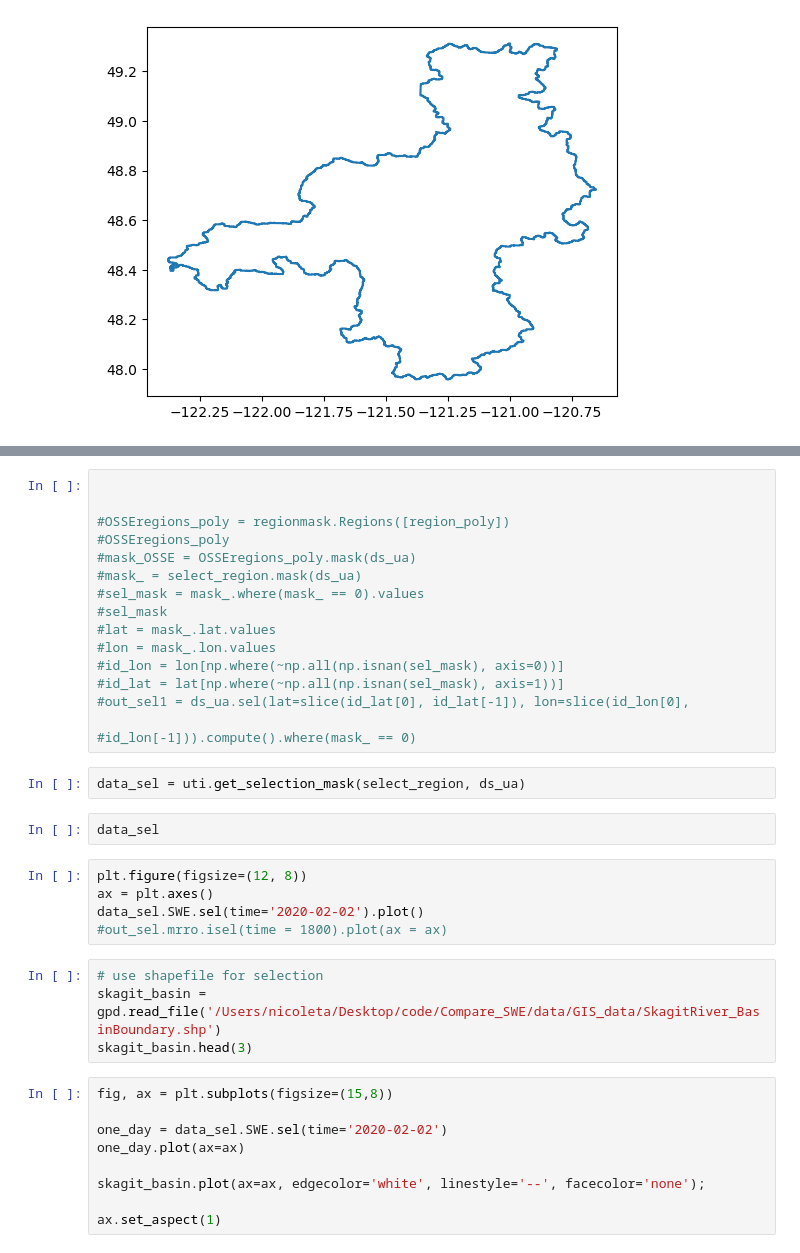
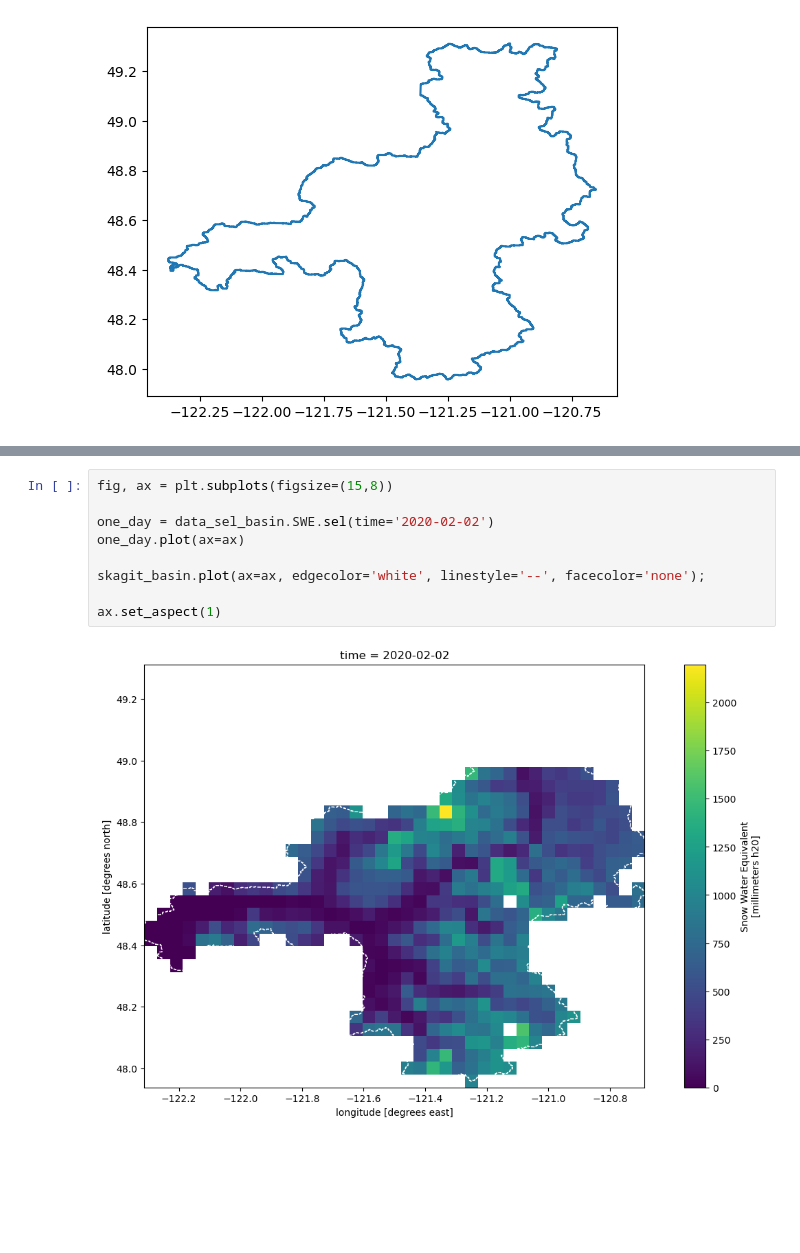
Before and after one commit to NCristea/Compare_SWE, a Jupyter notebook: notebooks/get_basin_SWE.ipynb, the cells around one changed output, grey strips where cells are left out. Saved outputs shown, nothing was run; the diff lists cells and outputs as text; blank space fills up the shorter version.

Commit message:
cleaned up the basin selection notebook

```diff
--- a/notebooks/get_basin_SWE.ipynb
+++ b/notebooks/get_basin_SWE.ipynb
@@ -213,37 +127,11 @@ ax.set_extent([225, 300, 25, 60], crs=ccrs.PlateCarree())
-# %%
-
-
-#OSSEregions_poly = regionmask.Regions([region_poly])
-#OSSEregions_poly
-#mask_OSSE = OSSEregions_poly.mask(ds_ua)
-#mask_ = select_region.mask(ds_ua)
-#sel_mask = mask_.where(mask_ == 0).values
-#sel_mask
-#lat = mask_.lat.values
-#lon = mask_.lon.values
-#id_lon = lon[np.where(~np.all(np.isnan(sel_mask), axis=0))]
-#id_lat = lat[np.where(~np.all(np.isnan(sel_mask), axis=1))]
-#out_sel1 = ds_ua.sel(lat=slice(id_lat[0], id_lat[-1]), lon=slice(id_lon[0],
-                                                               #id_lon[-1])).compute().where(mask_ == 0)
-# %%
-data_sel = uti.get_selection_mask(select_region, ds_ua)
-# %%
-data_sel
-# %%
-plt.figure(figsize=(12, 8))
-ax = plt.axes()
-data_sel.SWE.sel(time='2020-02-02').plot()
-#out_sel.mrro.isel(time = 1800).plot(ax = ax)
-# %%
-# use shapefile for selection
-skagit_basin = gpd.read_file('/Users/nicoleta/Desktop/code/Compare_SWE/data/GIS_data/SkagitRiver_BasinBoundary.shp')
-skagit_basin.head(3)
 # %%
 fig, ax = plt.subplots(figsize=(15,8))
 
-one_day = data_sel.SWE.sel(time='2020-02-02')
+one_day = data_sel_basin.SWE.sel(time='2020-02-02')
 one_day.plot(ax=ax)
 
 skagit_basin.plot(ax=ax, edgecolor='white', linestyle='--', facecolor='none');
 
 ax.set_aspect(1)
+# %% [output]
+[figure, added]
```
Also changed, not shown: parts of 24 cells of this notebook.
